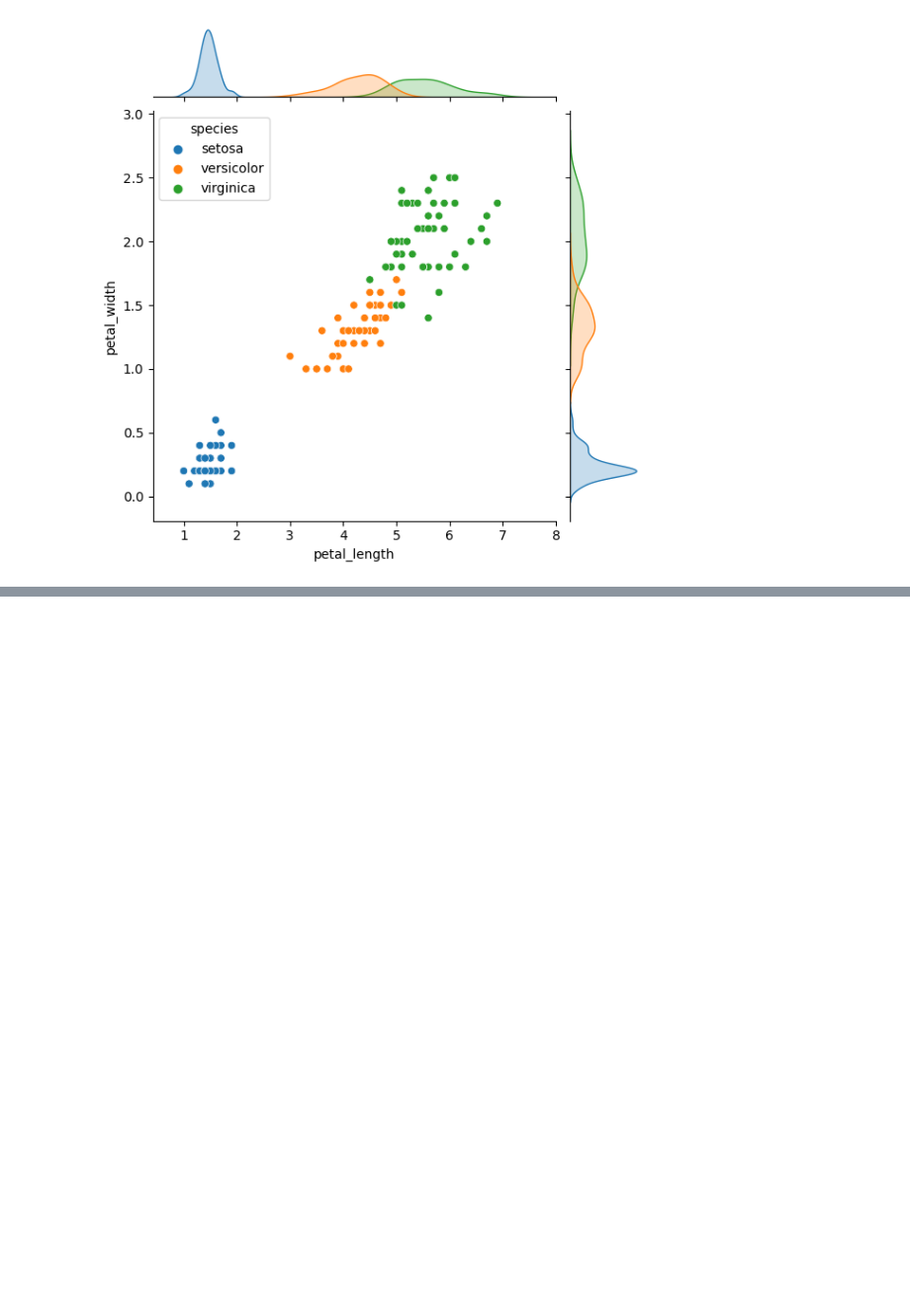
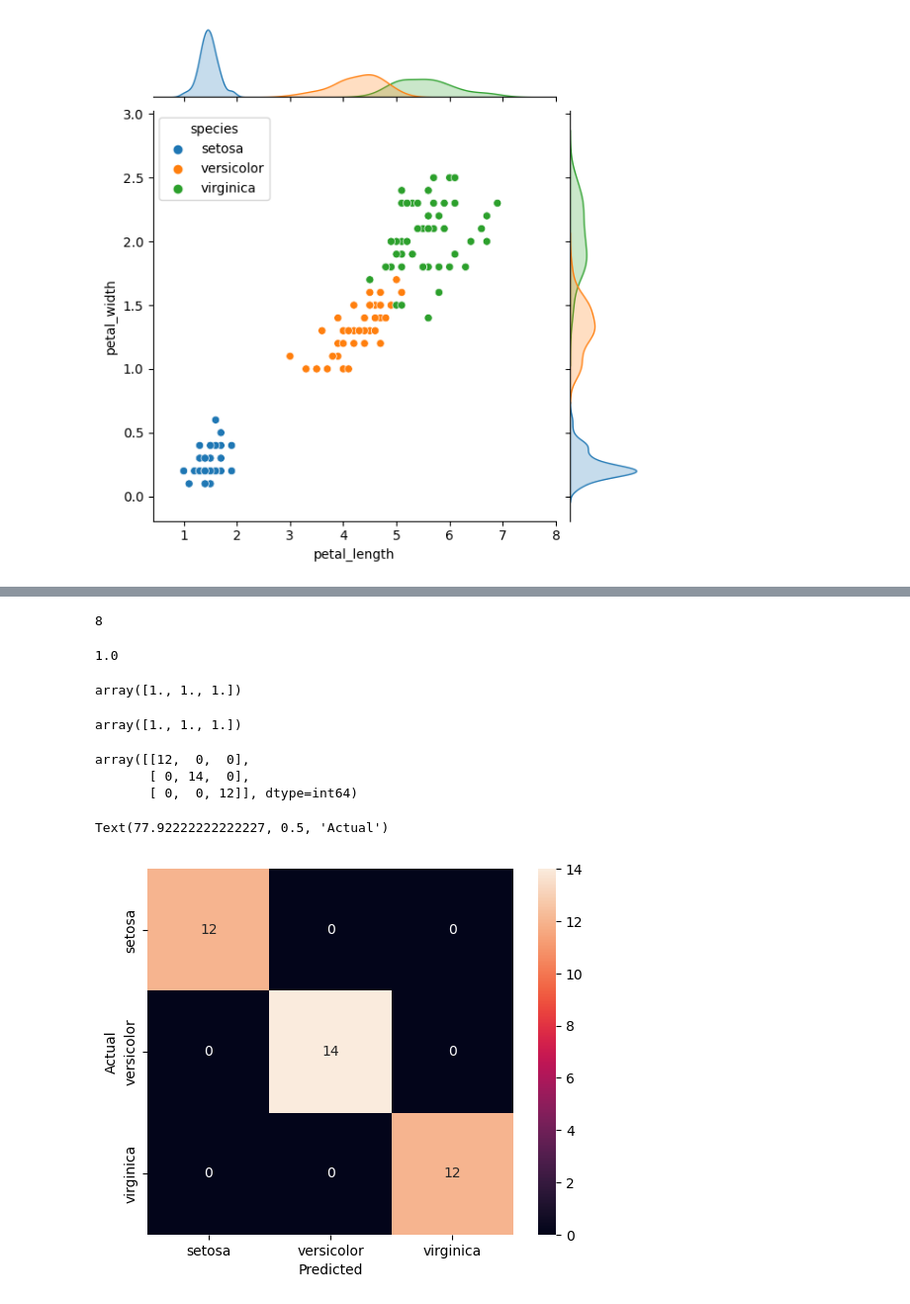
Before and after one commit to sokosaa/Machine-Learning-in-Mechanical-Engineering, a Jupyter notebook: HW1/case1/class4a.ipynb, the cells around one changed output, grey strips where cells are left out. Shown at 99% size. Drawn from its saved outputs; the diff is of its cells as text; code cells hidden in the pictures; blank space fills up the shorter version.

```diff
--- a/HW1/case1/class4a.ipynb
+++ b/HW1/case1/class4a.ipynb
@@ -207,0 +326,38 @@ knn1 = KNeighborsClassifier(n_neighbors=1)
+# %%
+optimal_k = k_neighbors[MSE.index(min(MSE))]
+optimal_k
+# %% [output]
+8
+# %%
+knn8 = KNeighborsClassifier(n_neighbors=optimal_k)
+knn8.fit(X_train, y_train)
+y_pred = knn8.predict(X_test)
+accuracy_score(y_test, y_pred)
+# %% [output]
+1.0
+# %%
+from sklearn.metrics import recall_score, precision_score, f1_score
+recall_score(y_test, y_pred, average=None)
+# %% [output]
+array([1., 1., 1.])
+# %%
+precision_score(y_test, y_pred, average=None)
+# %% [output]
+array([1., 1., 1.])
+# %%
+mat_test = confusion_matrix(y_test, y_pred)
+mat_test
+# %% [output]
+array([[12,  0,  0],
+       [ 0, 14,  0],
+       [ 0,  0, 12]], dtype=int64)
+# %%
+fig, ax = plt.subplots(1,1)
+ax = sns.heatmap(mat_test, annot=True, square=True,
+                 xticklabels=iris.target_names,
+                 yticklabels=iris.target_names,)
+ax.set_xlabel('Predicted')
+ax.set_ylabel('Actual')
+# %% [output]
+Text(77.92222222222227, 0.5, 'Actual')
+[figure, added]
```
Also changed, not shown: parts of 19 cells of this notebook, 1 other file.
